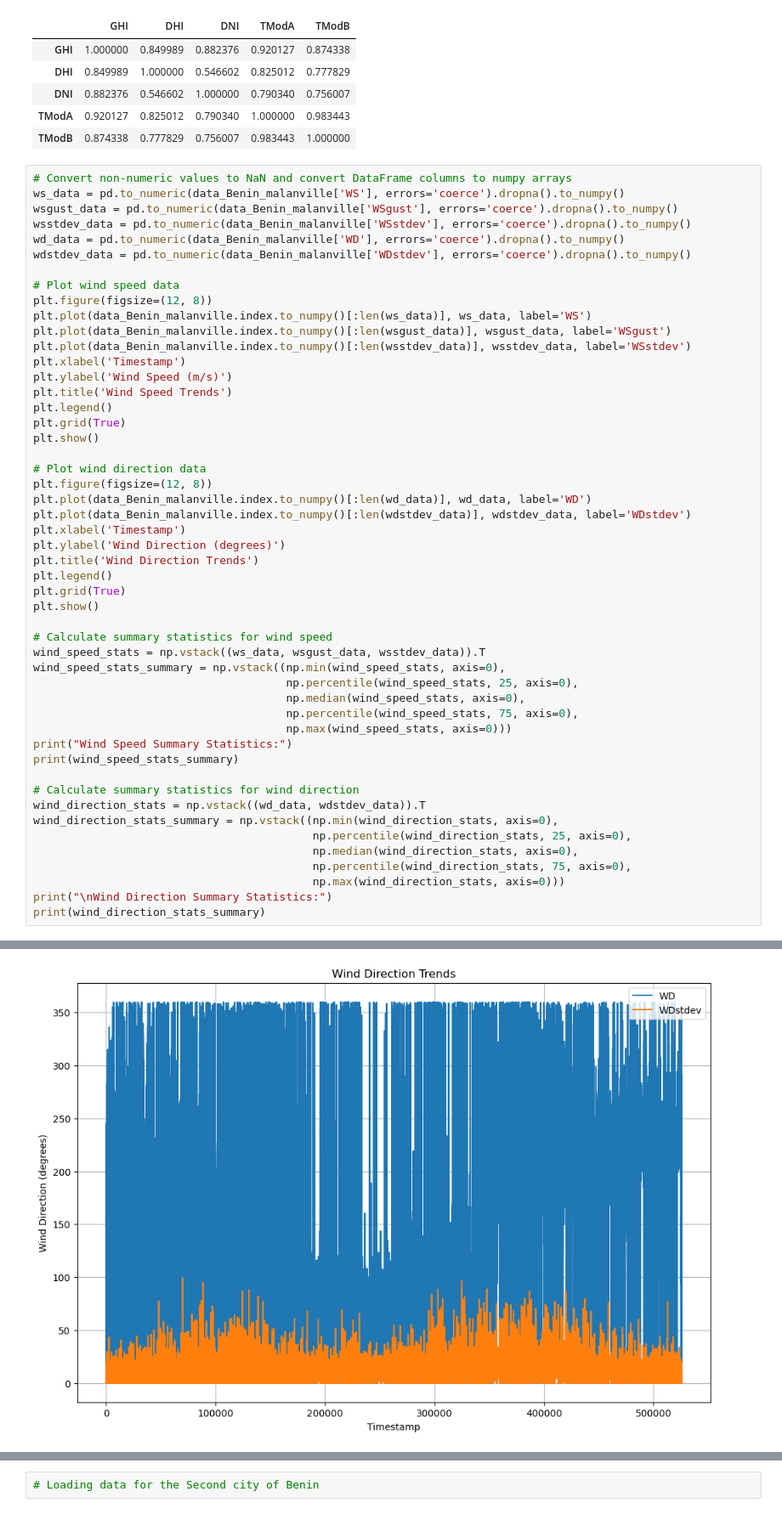
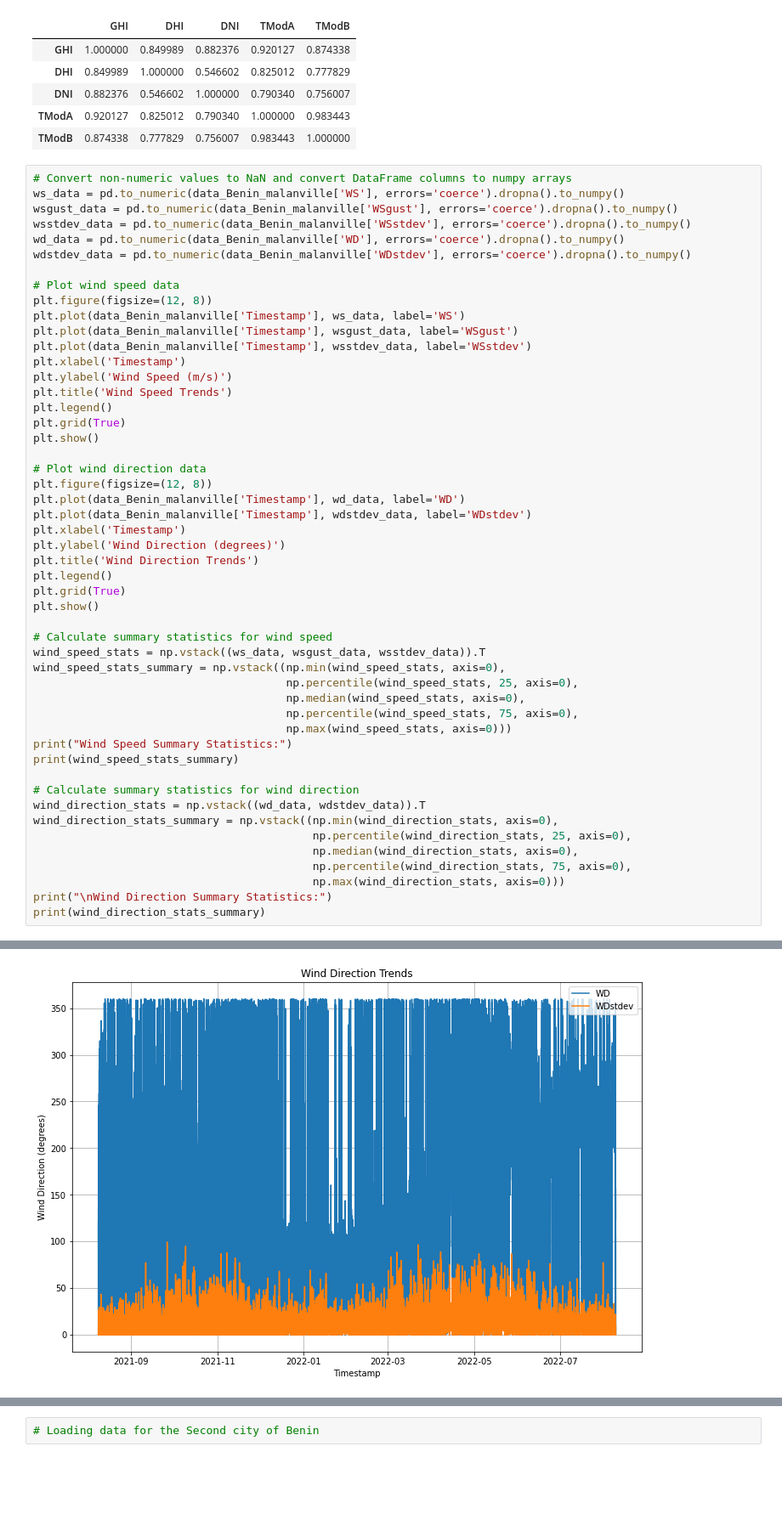
Before and after one commit to Yaadee/10-Academy-week-0, a Jupyter notebook: notebooks/EDA.ipynb, the cells around one changed output, grey strips where cells are left out. Shown at 85% size. Saved outputs shown, nothing was run; the diff lists cells and outputs as text; blank space fills up the shorter version.

```diff
--- a/notebooks/EDA.ipynb
+++ b/notebooks/EDA.ipynb
@@ -148,9 +144,9 @@ wdstdev_data = pd.to_numeric(data_Benin_malanville['WDstdev'], errors='coerce').
 
 # Plot wind speed data
 plt.figure(figsize=(12, 8))
-plt.plot(data_Benin_malanville.index.to_numpy()[:len(ws_data)], ws_data, label='WS')
-plt.plot(data_Benin_malanville.index.to_numpy()[:len(wsgust_data)], wsgust_data, label='WSgust')
-plt.plot(data_Benin_malanville.index.to_numpy()[:len(wsstdev_data)], wsstdev_data, label='WSstdev')
+plt.plot(data_Benin_malanville['Timestamp'], ws_data, label='WS')
+plt.plot(data_Benin_malanville['Timestamp'], wsgust_data, label='WSgust')
+plt.plot(data_Benin_malanville['Timestamp'], wsstdev_data, label='WSstdev')
 plt.xlabel('Timestamp')
 plt.ylabel('Wind Speed (m/s)')
 plt.title('Wind Speed Trends')
@@ -160,8 +156,8 @@ plt.show()
 
 # Plot wind direction data
 plt.figure(figsize=(12, 8))
-plt.plot(data_Benin_malanville.index.to_numpy()[:len(wd_data)], wd_data, label='WD')
-plt.plot(data_Benin_malanville.index.to_numpy()[:len(wdstdev_data)], wdstdev_data, label='WDstdev')
+plt.plot(data_Benin_malanville['Timestamp'], wd_data, label='WD')
+plt.plot(data_Benin_malanville['Timestamp'], wdstdev_data, label='WDstdev')
 plt.xlabel('Timestamp')
 plt.ylabel('Wind Direction (degrees)')
 plt.title('Wind Direction Trends')
@@ -193,4 +189,4 @@ print(wind_direction_stats_summary)
-[figure, old version]
+[figure, new version]
 Wind Speed Summary Statistics:
 [[ 0.   0.   0. ]
  [ 1.   1.3  0.4]
```
Also changed, not shown: parts of 19 cells of this notebook.
